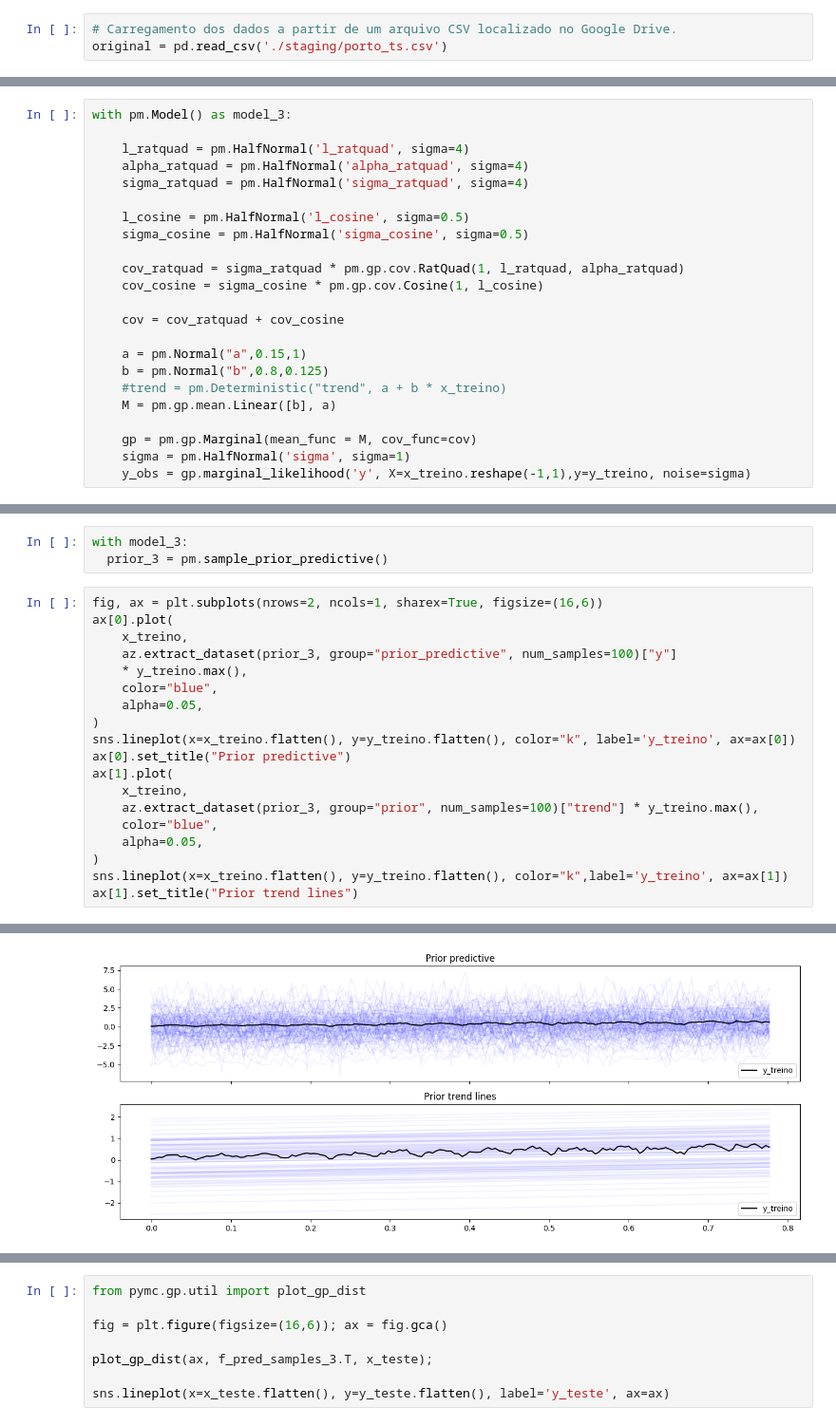
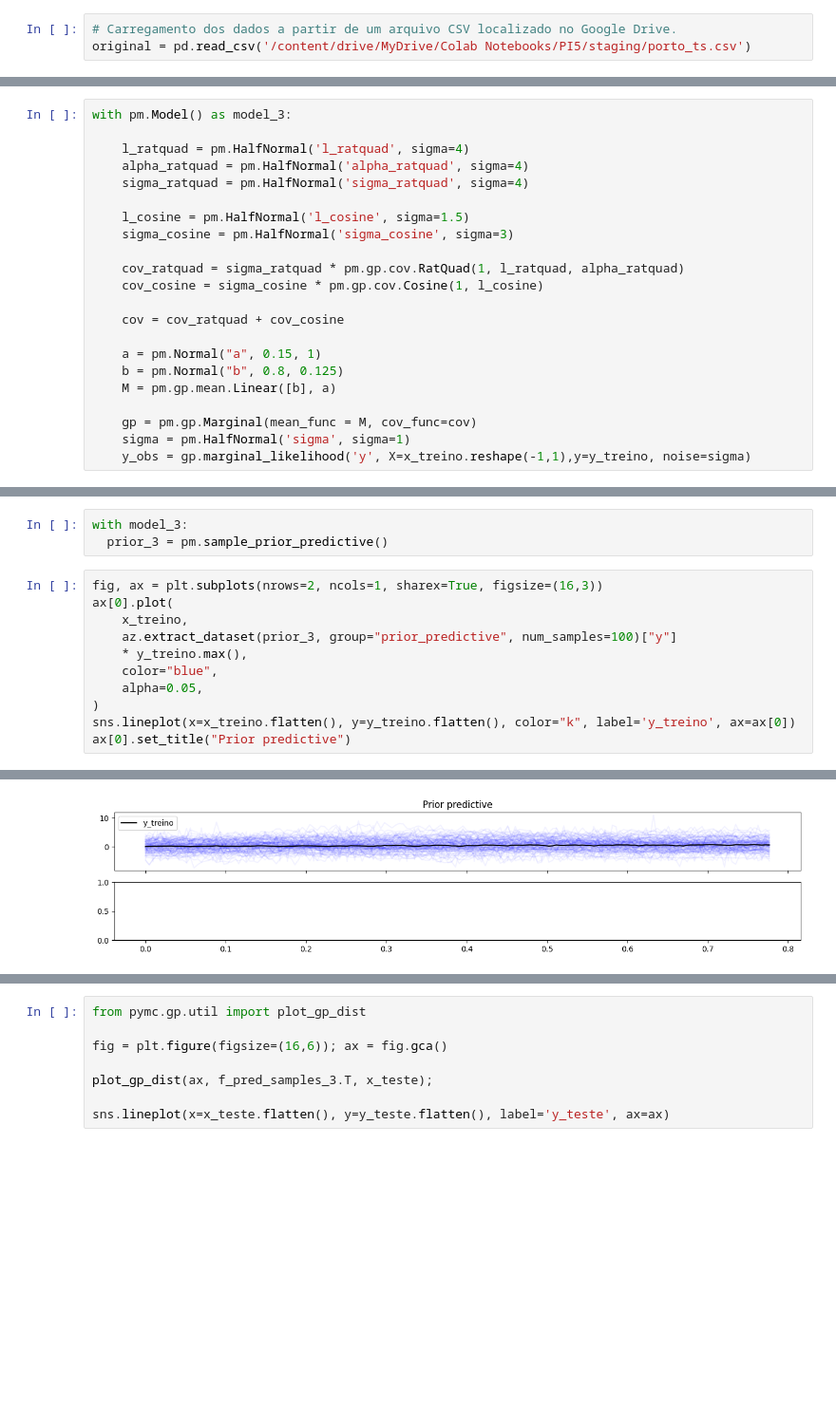
Before and after one commit to renato-campos/gaussian_processes, a Jupyter notebook: 4.2 Prophet - Cosine.ipynb, the cells around one changed output, grey strips where cells are left out. Shown at 95% size. Saved outputs shown, nothing was run; the diff lists cells and outputs as text; blank space fills up the shorter version.

```diff
--- a/4.2 Prophet - Cosine.ipynb
+++ b/4.2 Prophet - Cosine.ipynb
@@ -12,7 +48,7 @@ import pytensor.tensor as tt
 # Importação da base de dados
 # %%
 # Carregamento dos dados a partir de um arquivo CSV localizado no Google Drive.
-original = pd.read_csv('./staging/porto_ts.csv')
+original = pd.read_csv('/content/drive/MyDrive/Colab Notebooks/PI5/staging/porto_ts.csv')
 # %%
 original
 # %% [output]
@@ -269,17 +305,16 @@ with pm.Model() as model_3:
     alpha_ratquad = pm.HalfNormal('alpha_ratquad', sigma=4)
     sigma_ratquad = pm.HalfNormal('sigma_ratquad', sigma=4)
 
-    l_cosine = pm.HalfNormal('l_cosine', sigma=0.5)
-    sigma_cosine = pm.HalfNormal('sigma_cosine', sigma=0.5)
+    l_cosine = pm.HalfNormal('l_cosine', sigma=1.5)
+    sigma_cosine = pm.HalfNormal('sigma_cosine', sigma=3)
 
     cov_ratquad = sigma_ratquad * pm.gp.cov.RatQuad(1, l_ratquad, alpha_ratquad)
     cov_cosine = sigma_cosine * pm.gp.cov.Cosine(1, l_cosine)
 
     cov = cov_ratquad + cov_cosine
 
-    a = pm.Normal("a",0.15,1)
-    b = pm.Normal("b",0.8,0.125)
-    #trend = pm.Deterministic("trend", a + b * x_treino)
+    a = pm.Normal("a", 0.15, 1)
+    b = pm.Normal("b", 0.8, 0.125)
     M = pm.gp.mean.Linear([b], a)
 
     gp = pm.gp.Marginal(mean_func = M, cov_func=cov)
@@ -293,7 +328,7 @@ Para ajustar os parâmetros
 with model_3:
   prior_3 = pm.sample_prior_predictive()
 # %%
-fig, ax = plt.subplots(nrows=2, ncols=1, sharex=True, figsize=(16,6))
+fig, ax = plt.subplots(nrows=2, ncols=1, sharex=True, figsize=(16,3))
 ax[0].plot(
     x_treino,
     az.extract_dataset(prior_3, group="prior_predictive", num_samples=100)["y"]
@@ -303,12 +338,4 @@ ax[0].plot(
 )
 sns.lineplot(x=x_treino.flatten(), y=y_treino.flatten(), color="k", label='y_treino', ax=ax[0])
 ax[0].set_title("Prior predictive")
-ax[1].plot(
-    x_treino,
-    az.extract_dataset(prior_3, group="prior", num_samples=100)["trend"] * y_treino.max(),
-    color="blue",
-    alpha=0.05,
-)
-sns.lineplot(x=x_treino.flatten(), y=y_treino.flatten(), color="k",label='y_treino', ax=ax[1])
-ax[1].set_title("Prior trend lines")
 # %% [output]
@@ -316,3 +343,3 @@ Text(0.5, 1.0, 'Prior trend lines')
-[figure, old version]
+[figure, new version]
 # %%
 with model_3:
```
Also changed, not shown: parts of 26 cells of this notebook.
